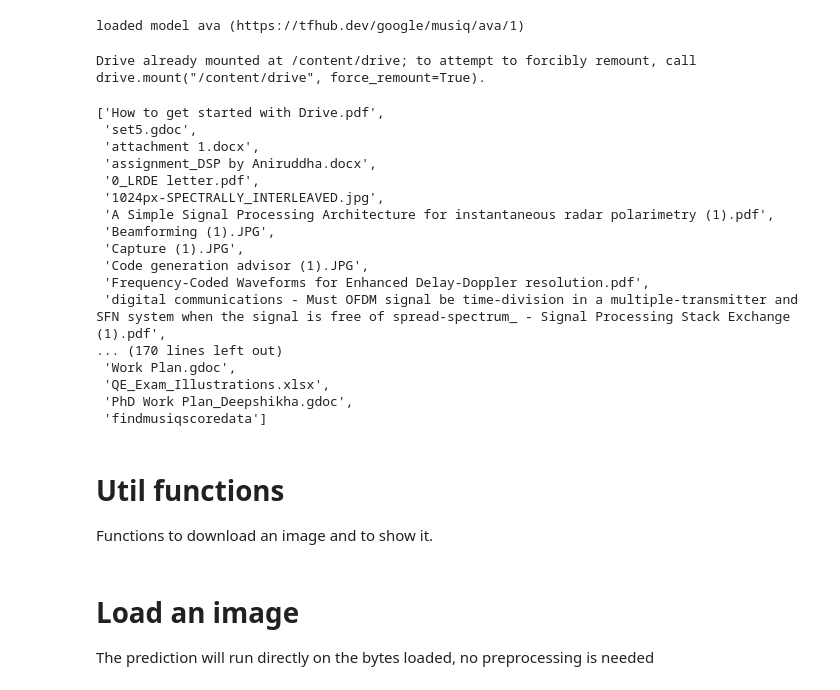
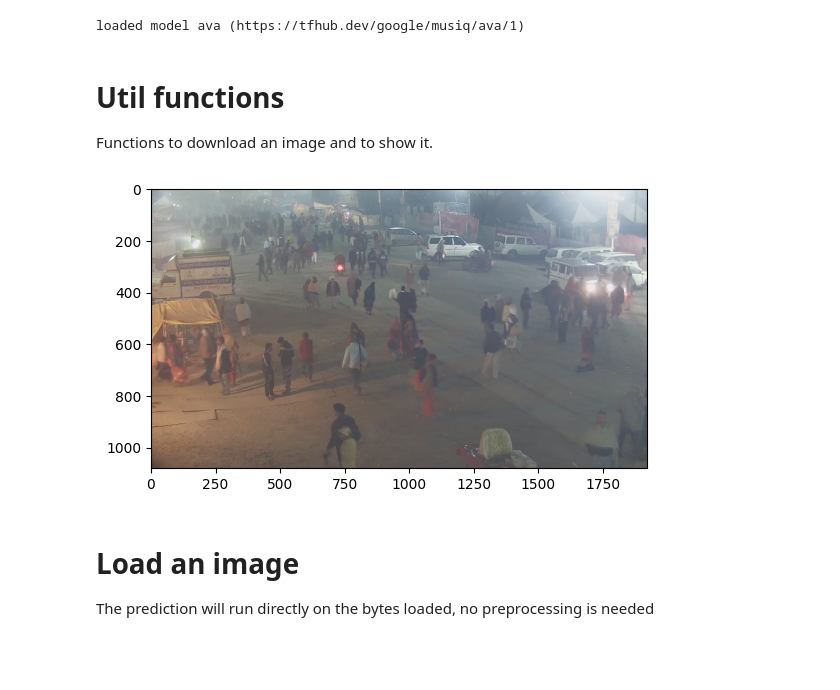
Before and after one commit to deepshi03/cs230-code-examples, a Jupyter notebook: musiq/Inference_with_MUSIQ.ipynb, the cells around one changed output. Cells and saved outputs as stored; diff of their text form; code cells hidden in the pictures; blank space fills up the shorter version.

```diff
--- a/musiq/Inference_with_MUSIQ.ipynb
+++ b/musiq/Inference_with_MUSIQ.ipynb
@@ -46,33 +49,6 @@ predict_fn = model.signatures['serving_default']
 print(f'loaded model {selected_model} ({model_handle})')
 # %% [output]
 loaded model ava (https://tfhub.dev/google/musiq/ava/1)
-# %%
-from google.colab import drive
-drive.mount('/content/drive')
-# %% [output]
-Drive already mounted at /content/drive; to attempt to forcibly remount, call drive.mount("/content/drive", force_remount=True).
-# %%
-# Display content
-import os
-os.listdir('/content/drive/My Drive')
-# %% [output]
-['How to get started with Drive.pdf',
- 'set5.gdoc',
- 'attachment 1.docx',
- 'assignment_DSP by Aniruddha.docx',
- '0_LRDE letter.pdf',
- '1024px-SPECTRALLY_INTERLEAVED.jpg',
- 'A Simple Signal Processing Architecture for instantaneous radar polarimetry (1).pdf',
- 'Beamforming (1).JPG',
- 'Capture (1).JPG',
- 'Code generation advisor (1).JPG',
- 'Frequency-Coded Waveforms for Enhanced Delay-Doppler resolution.pdf',
- 'digital communications - Must OFDM signal be time-division in a multiple-transmitter and SFN system when the signal is free of spread-spectrum_ - Signal Processing Stack Exchange (1).pdf',
-... (170 lines left out)
- 'Work Plan.gdoc',
- 'QE_Exam_Illustrations.xlsx',
- 'PhD Work Plan_Deepshikha.gdoc',
- 'findmusiqscoredata']
 # %% [markdown]
 # Util functions
 
@@ -95,3 +71,19 @@ def load_image_from_url(img_url):
+# %%
+# Path to the image
+image_path = '/content/drive/My Drive/findmusiqscoredata/predata/x00/frame_003001.jpg'
+
+# Load and process the image
+def load_image_from_drive(image_path):
+    return Image.open(image_path)
+
+image = load_image_from_drive(image_path)
+image_bytes_io = io.BytesIO()
+image.save(image_bytes_io, format=image.format)
+image_bytes = image_bytes_io.getvalue()
+
+show_image(image)
+# %% [output]
+[figure, added]
 # %% [markdown]
 # Load an image
 
```
Also changed, not shown: parts of 8 cells of this notebook.
